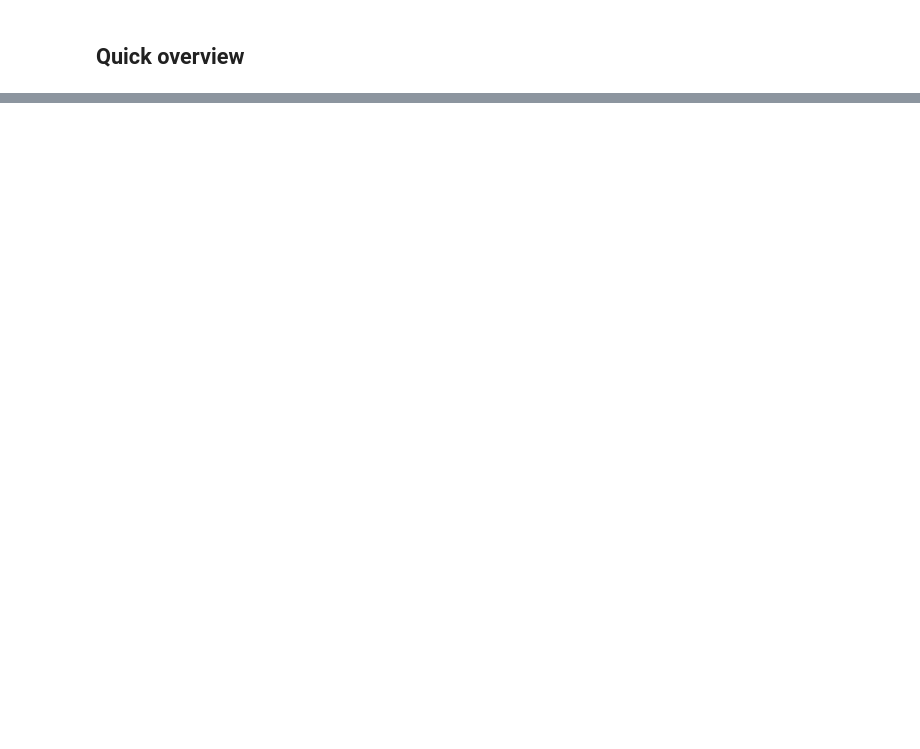
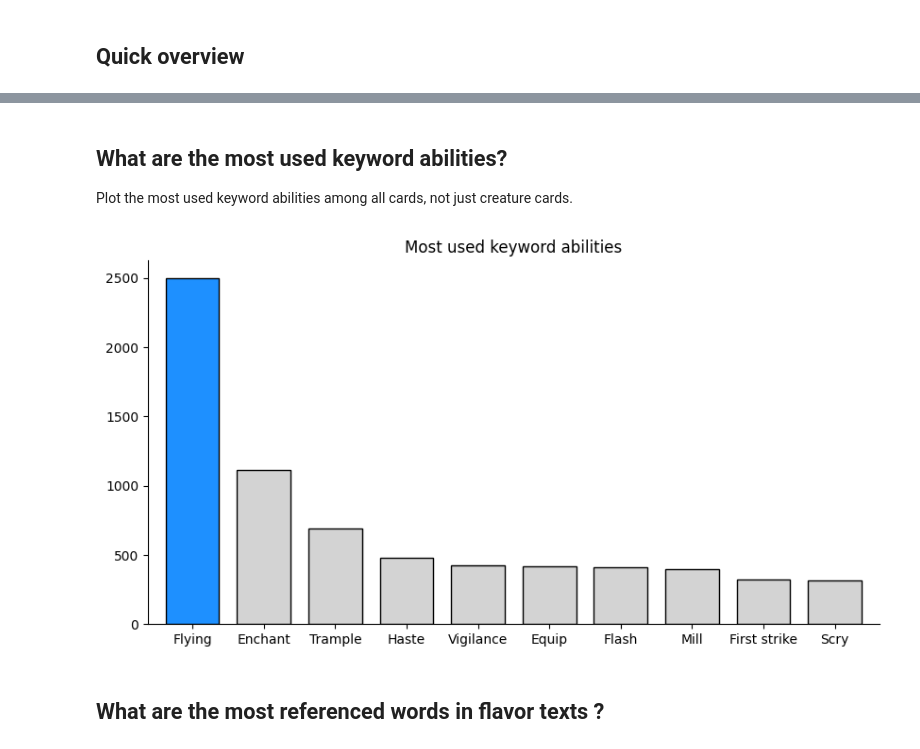
Before and after one commit to Undeadamien/mtg_analyst, a Jupyter notebook: allprints/prints.ipynb, the cells around one changed output, grey strips where cells are left out. Cells and saved outputs as stored; diff of their text form; code cells hidden in the pictures; blank space fills up the shorter version.

```diff
--- a/allprints/prints.ipynb
+++ b/allprints/prints.ipynb
@@ -147,0 +134,37 @@ Text(0, 0.5, '')
+# %% [markdown]
+## What are the most used keyword abilities?
+
+Plot the most used keyword abilities among all cards, not just creature cards.
+# %%
+df = default_df.drop_duplicates("name")
+
+# parse the keywords columns and retrieve the most used abilities
+df = (
+    df["keywords"]
+    .dropna()
+    .str.split(",", expand=True)
+    .stack(dropna=True)
+    .value_counts()[:10]
+)
+
+fig, axes = plt.subplots(figsize=(10, 5))
+for side in ["top", "right"]:  # remove some plot borders
+    axes.spines[f"{side}"].set_visible(False)
+
+plot = df.plot(
+    kind="bar",
+    ax=axes,
+    title="Most used keyword abilities",
+    xlabel="",
+    ylabel="",
+    rot=0,
+    width=0.75,
+    edgecolor="black",
+    color=["dodgerblue" if x == 0 else "lightgrey" for x in range(10)],
+)
+
+None
+# %% [output]
+[figure, added]
+# %% [markdown]
+## What are the most referenced words in flavor texts ?
```
Also changed, not shown: parts of 13 cells of this notebook, 5 other files.
